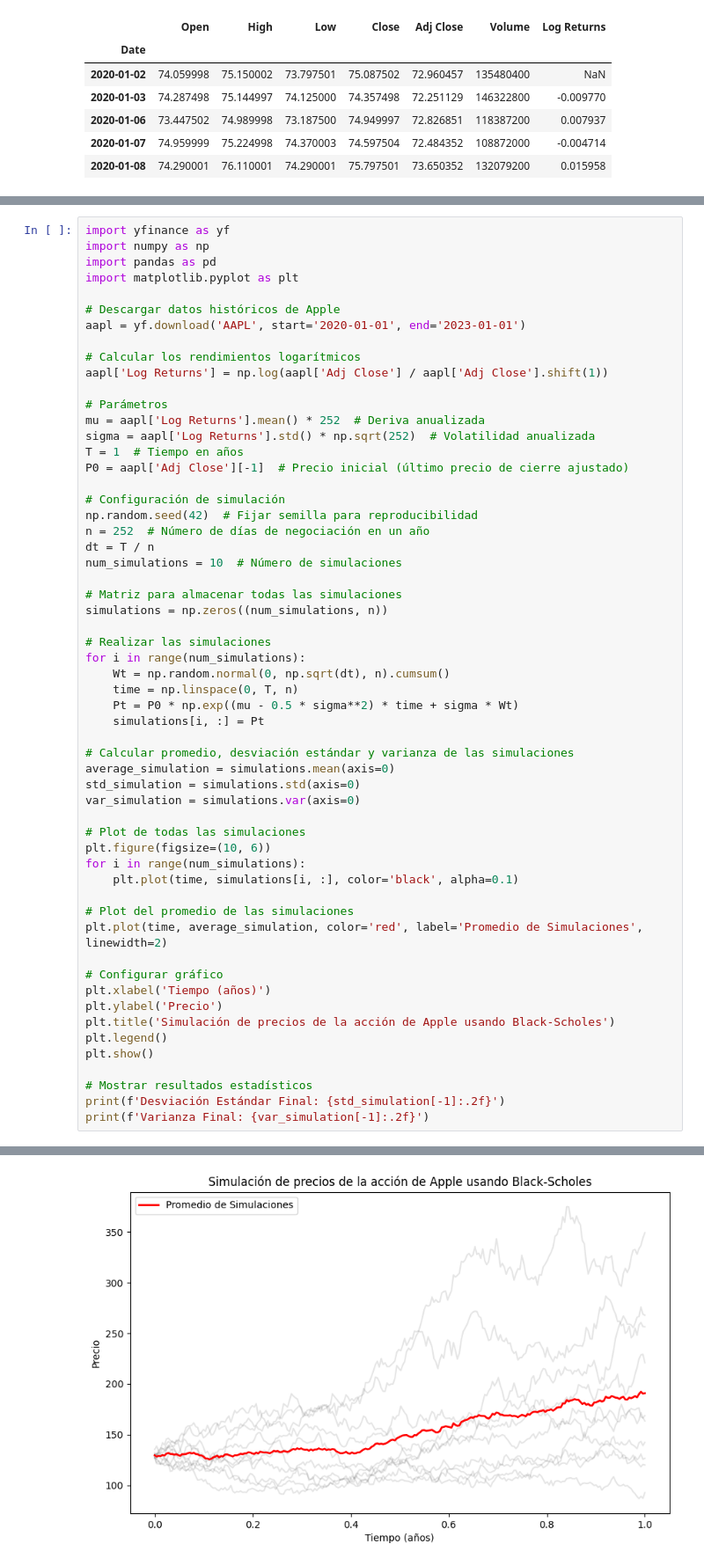
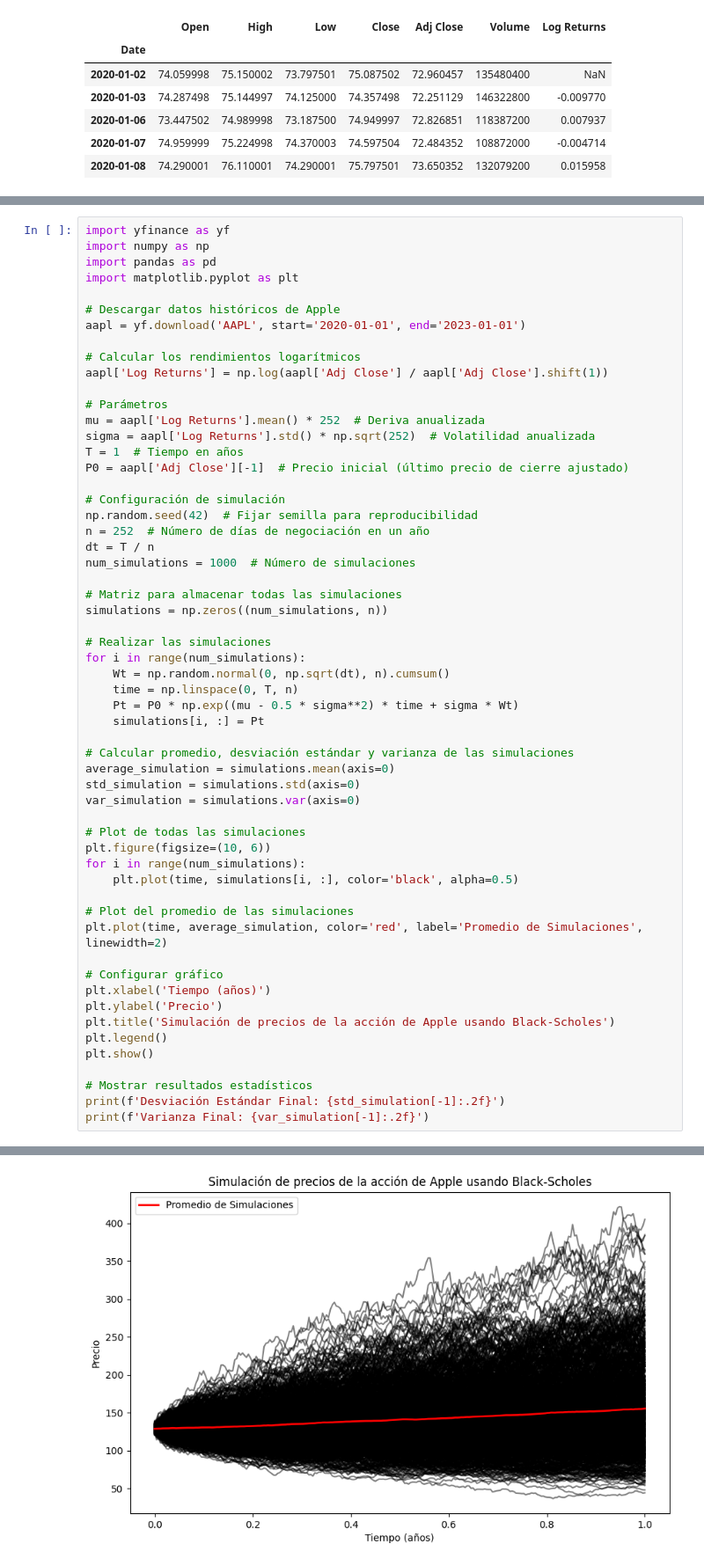
Before and after one commit to JoelVillagomez1220/Simulaci-n-2-, a Jupyter notebook: BlackandScholescon”n”simulaciones.ipynb, the cells around one changed output, grey strips where cells are left out. Shown at 88% size. Cells and saved outputs as stored; diff of their text form.

```diff
--- a/BlackandScholescon”n”simulaciones.ipynb
+++ b/BlackandScholescon”n”simulaciones.ipynb
@@ -83,7 +83,7 @@ P0 = aapl['Adj Close'][-1]  # Precio inicial (último precio de cierre ajustado)
 np.random.seed(42)  # Fijar semilla para reproducibilidad
 n = 252  # Número de días de negociación en un año
 dt = T / n
-num_simulations = 10  # Número de simulaciones
+num_simulations = 1000  # Número de simulaciones
 
 # Matriz para almacenar todas las simulaciones
 simulations = np.zeros((num_simulations, n))
@@ -92,32 +92,32 @@ simulations = np.zeros((num_simulations, n))
 for i in range(num_simulations):
     Wt = np.random.normal(0, np.sqrt(dt), n).cumsum()
     time = np.linspace(0, T, n)
     Pt = P0 * np.exp((mu - 0.5 * sigma**2) * time + sigma * Wt)
     simulations[i, :] = Pt
 
 # Calcular promedio, desviación estándar y varianza de las simulaciones
 average_simulation = simulations.mean(axis=0)
 std_simulation = simulations.std(axis=0)
 var_simulation = simulations.var(axis=0)
 
 # Plot de todas las simulaciones
 plt.figure(figsize=(10, 6))
 for i in range(num_simulations):
-    plt.plot(time, simulations[i, :], color='black', alpha=0.1)
+    plt.plot(time, simulations[i, :], color='black', alpha=0.5)
 
 # Plot del promedio de las simulaciones
 plt.plot(time, average_simulation, color='red', label='Promedio de Simulaciones', linewidth=2)
 
 # Configurar gráfico
 plt.xlabel('Tiempo (años)')
 plt.ylabel('Precio')
 plt.title('Simulación de precios de la acción de Apple usando Black-Scholes')
 plt.legend()
 plt.show()
 
 # Mostrar resultados estadísticos
 print(f'Desviación Estándar Final: {std_simulation[-1]:.2f}')
 print(f'Varianza Final: {var_simulation[-1]:.2f}')
 # %% [output]
 [*********************100%%**********************]  1 of 1 completed
-[figure, old version]
+[figure, new version]
```
Also changed, not shown: parts of 1 cell of this notebook.
